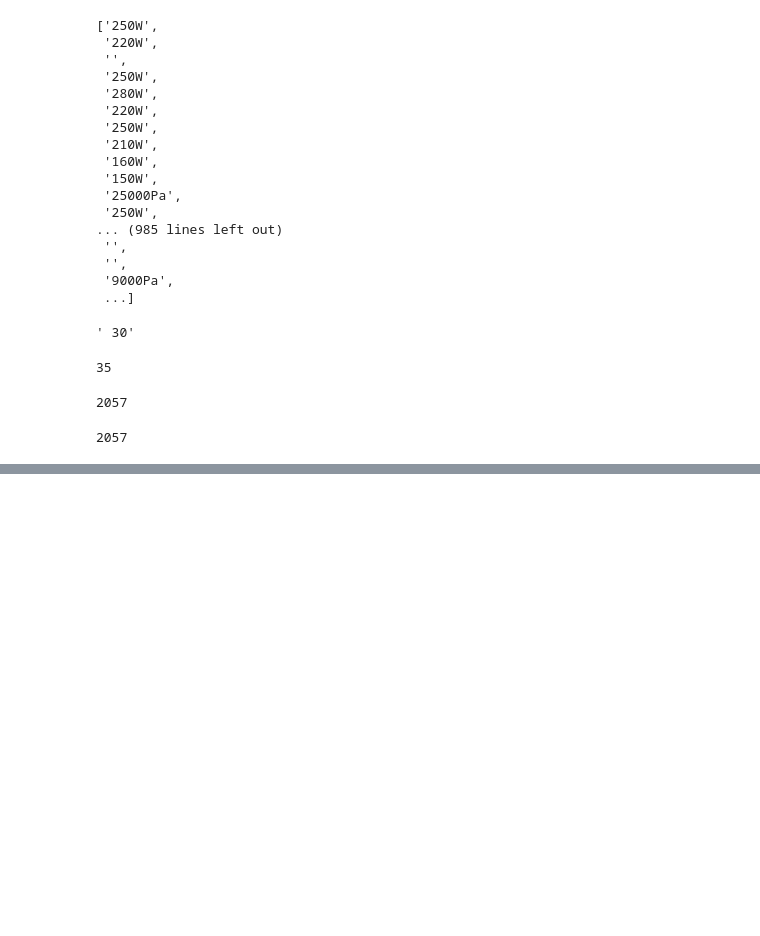
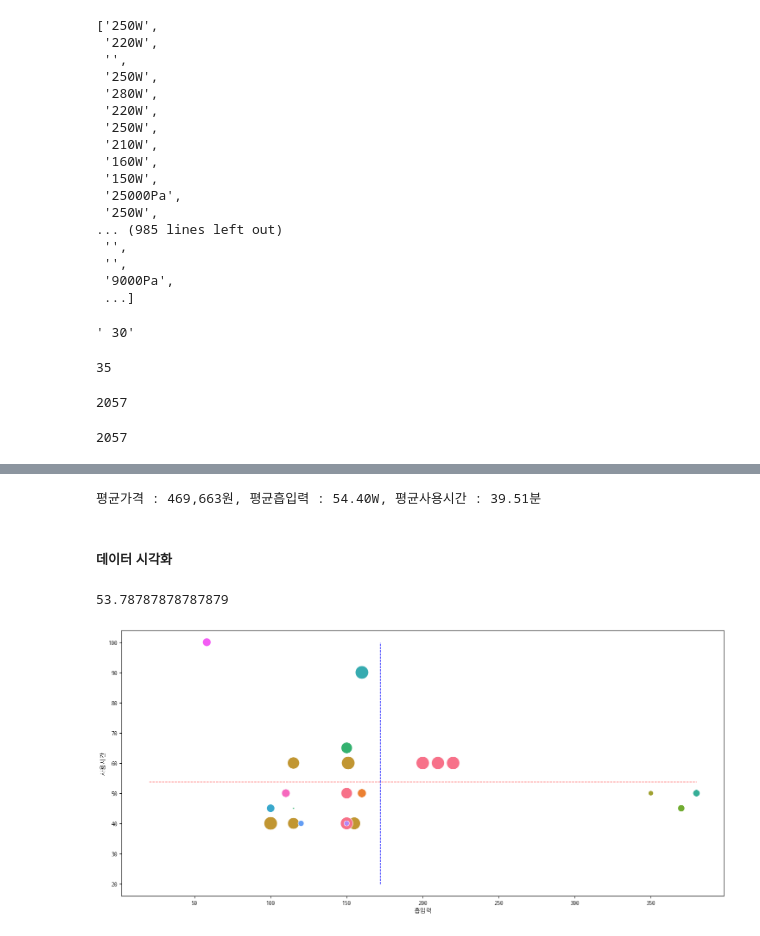
Before and after one commit to vinca0224/bigdata-analysis-2024, a Jupyter notebook: day08/da18_무선청소기_인기상품_분석.ipynb, the cells around one changed output, grey strips where cells are left out. Saved outputs shown, nothing was run; the diff lists cells and outputs as text; code cells hidden in the pictures; blank space fills up the shorter version.

```diff
--- a/day08/da18_무선청소기_인기상품_분석.ipynb
+++ b/day08/da18_무선청소기_인기상품_분석.ipynb
@@ -473,0 +627,19 @@ dfLast.to_excel('./data/다나와_무선청소기_전처리결과.xlsx', index=F
+# %%
+## 가성비 좋은 제품 찾기 전
+# 평균값
+priceMean = int(dfDataFinal['가격'].mean())
+suctionMean = dfDataFinal['흡입력'].mean()
+useTimeMean = dfDataFinal['사용시간'].mean()
+print(f'평균가격 : {priceMean:,d}원, 평균흡입력 : {suctionMean:,.2f}W, 평균사용시간 : {useTimeMean:,.2f}분')
+# %% [output]
+평균가격 : 469,663원, 평균흡입력 : 54.40W, 평균사용시간 : 39.51분
+# %%
+## 가성비 좋은 제품
+cond1 = dfDataFinal['가격'] <= priceMean
+cond2 = dfDataFinal['흡입력'] >= suctionMean
+cond3 = dfDataFinal['사용시간'] >= useTimeMean
+# %%
+## 가성비 좋은 제품 검색
+chartData = dfDataFinal[cond1 & cond2 & cond3]
+# %% [markdown]
+##### 데이터 시각화
@@ -473,0 +652,25 @@ dfLast.to_excel('./data/다나와_무선청소기_전처리결과.xlsx', index=F
+# %%
+# 한글 깨짐 문제 해결
+from matplotlib import rcParams, font_manager, rc
+
+font_path  = 'C:/Windows/Fonts/NanumGothicCoding.ttf'
+font = font_manager.FontProperties(fname=font_path).get_name()
+rc('font', family=font)
+rcParams['axes.unicode_minus'] = False
+# %%
+## 흡입력, 사용시간 최대값, 최솟값
+suctionMax = chartData['흡입력'].max()
+useTimeMax = chartData['사용시간'].max()
+suctionMean2 = chartData['흡입력'].mean()
+useTimeMean2 = chartData['사용시간'].mean()
+# %% [output]
+53.78787878787879
+# %%
+plt.figure(figsize=(18,8))
+sns.scatterplot(data= chartData, x='흡입력', y= '사용시간', size= '가격', sizes= (10, 500), hue= chartData['회사명'], legend= False)
+plt.plot([20,suctionMax], [useTimeMean2, useTimeMean2], 'r--', lw=1) # 사용시간 평균치 줄 표시
+plt.plot([suctionMean2, suctionMean2], [20,useTimeMax], 'b--', lw=1)
+
+plt.show()
+# %% [output]
+[figure, added]
```
Also changed, not shown: parts of 23 cells of this notebook, 7 other files.
